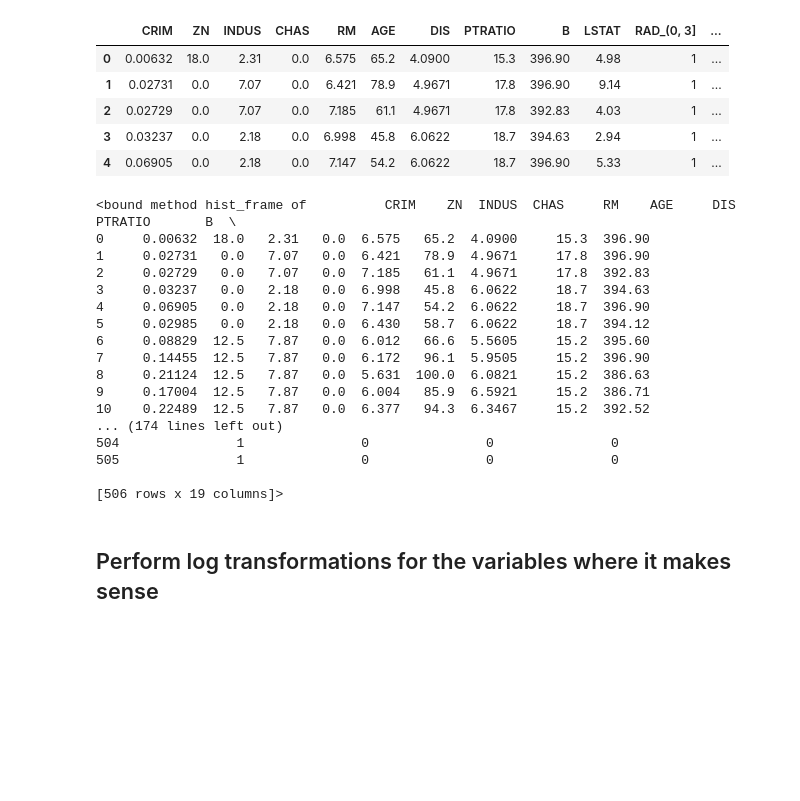
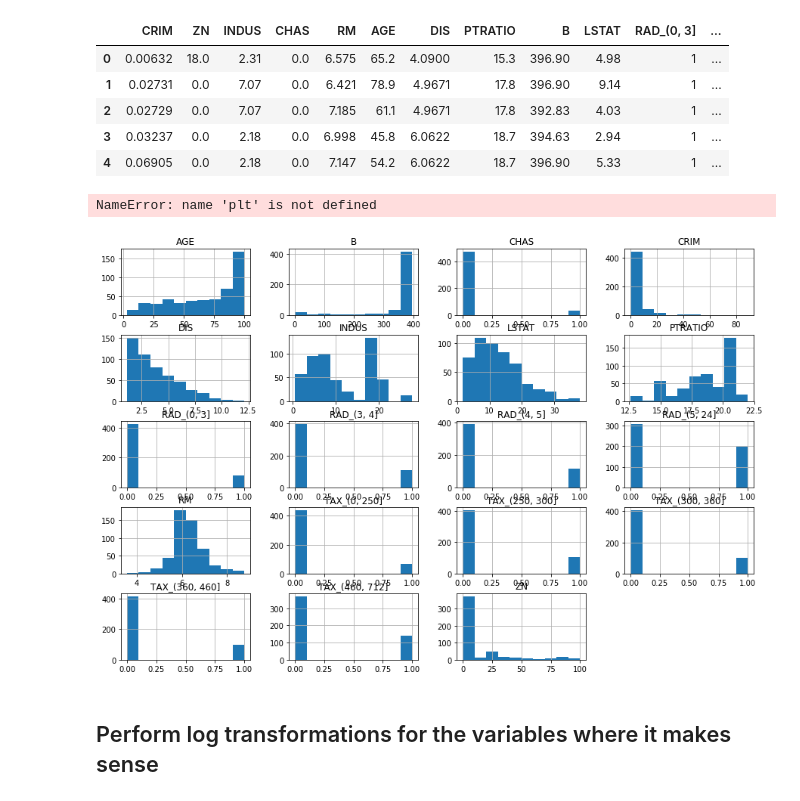
Before and after one commit to MIAISEMAN/dsc-1-11-09-feature-scaling-and-normalization-lab-seattle-ds-career-040119, a Jupyter notebook: index.ipynb, the cells around one changed output. Drawn from its saved outputs; the diff is of its cells as text; code cells hidden in the pictures; blank space fills up the shorter version.

```diff
--- a/index.ipynb
+++ b/index.ipynb
@@ -46,27 +46,12 @@ boston_features.head()
 | 3 | 0.03237 | 0.0 | 2.18 | 0.0 | 6.998 | 45.8 | 6.0622 | 18.7 | 394.63 | 2.94 | 1 | ... |
 | 4 | 0.06905 | 0.0 | 2.18 | 0.0 | 7.147 | 54.2 | 6.0622 | 18.7 | 396.90 | 5.33 | 1 | ... |
 # %%
-boston.hist(figsize = (15,10))
+boston_features.hist(figsize = (15,10))
 plt.style.use('seaborn')
 plt.tight_layout()
 # %% [output]
-<bound method hist_frame of          CRIM    ZN  INDUS  CHAS     RM    AGE     DIS  PTRATIO       B  \
-0     0.00632  18.0   2.31   0.0  6.575   65.2  4.0900     15.3  396.90
-1     0.02731   0.0   7.07   0.0  6.421   78.9  4.9671     17.8  396.90
-2     0.02729   0.0   7.07   0.0  7.185   61.1  4.9671     17.8  392.83
-3     0.03237   0.0   2.18   0.0  6.998   45.8  6.0622     18.7  394.63
-4     0.06905   0.0   2.18   0.0  7.147   54.2  6.0622     18.7  396.90
-5     0.02985   0.0   2.18   0.0  6.430   58.7  6.0622     18.7  394.12
-6     0.08829  12.5   7.87   0.0  6.012   66.6  5.5605     15.2  395.60
-7     0.14455  12.5   7.87   0.0  6.172   96.1  5.9505     15.2  396.90
-8     0.21124  12.5   7.87   0.0  5.631  100.0  6.0821     15.2  386.63
-9     0.17004  12.5   7.87   0.0  6.004   85.9  6.5921     15.2  386.71
-10    0.22489  12.5   7.87   0.0  6.377   94.3  6.3467     15.2  392.52
-... (174 lines left out)
-504               1               0               0               0
-505               1               0               0               0
-
-[506 rows x 19 columns]>
+NameError: name 'plt' is not defined
+[figure, added]
 # %% [markdown]
 ## Perform log transformations for the variables where it makes sense
 # %% [markdown]
```
